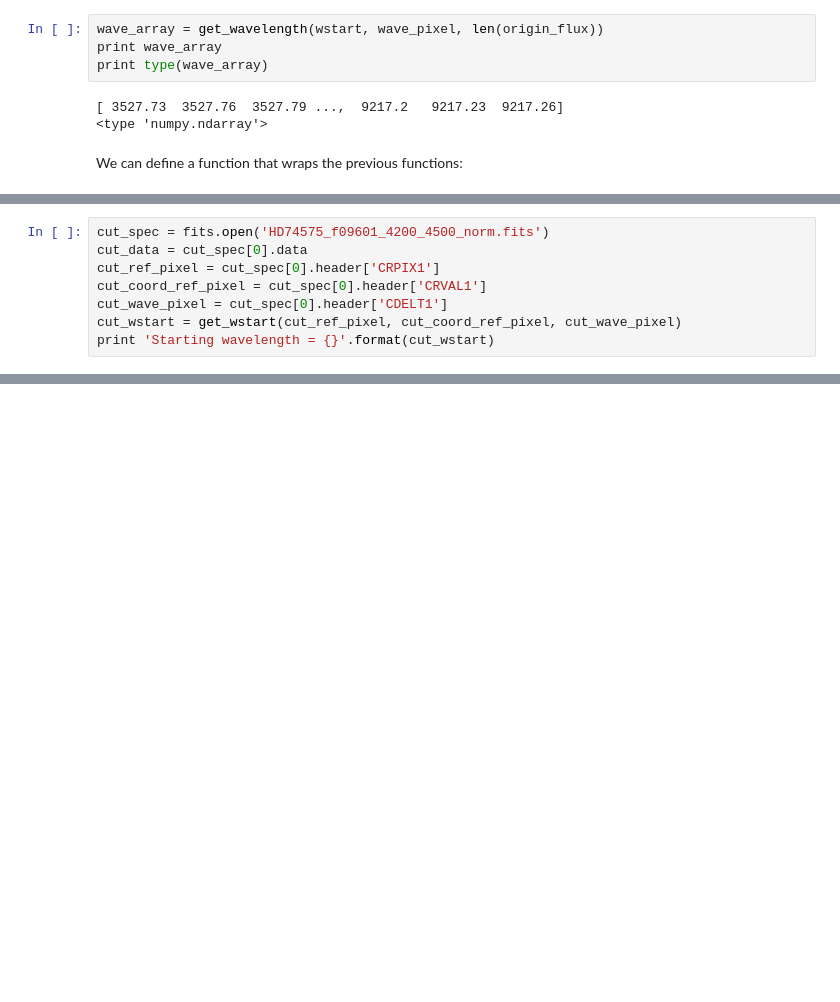
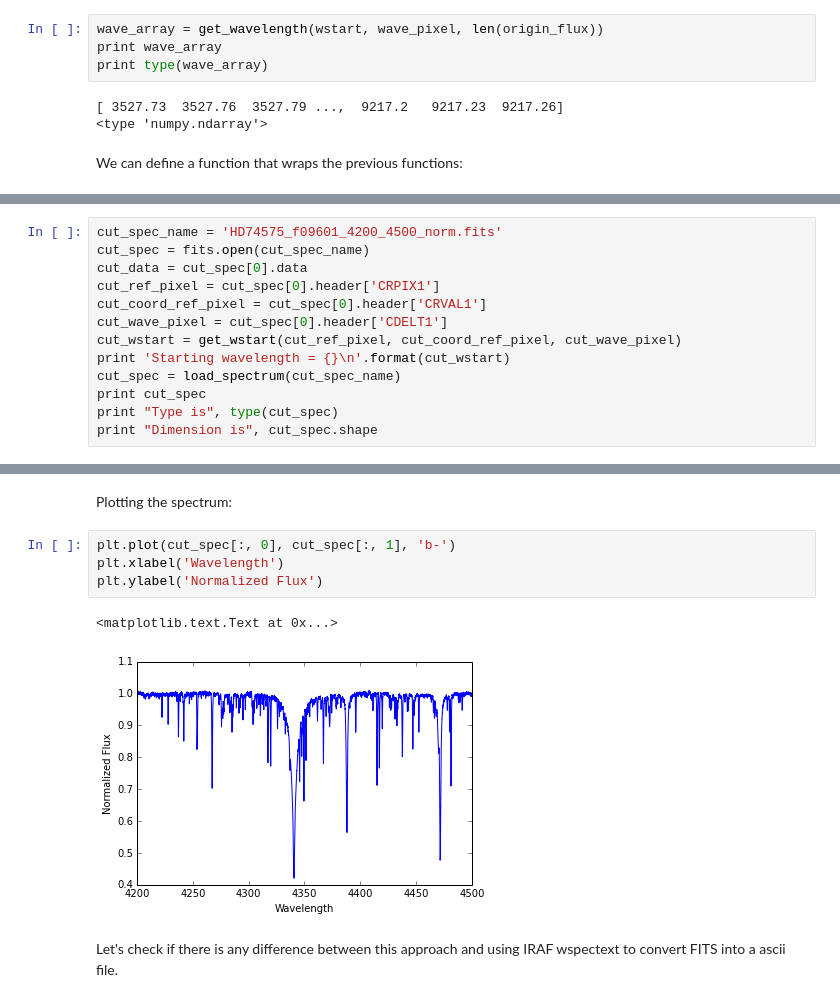
Before and after one commit to gabraganca/S4, a Jupyter notebook: notebooks/load-spectrum-FITS.ipynb, the cells around one changed output, grey strips where cells are left out. Drawn from its saved outputs; the diff is of its cells as text; blank space fills up the shorter version.

```diff
--- a/notebooks/load-spectrum-FITS.ipynb
+++ b/notebooks/load-spectrum-FITS.ipynb
@@ -179,10 +190,15 @@ We can do the same procedure for the cut and normalized spectra:
 # %%
-cut_spec = fits.open('HD74575_f09601_4200_4500_norm.fits')
+cut_spec_name = 'HD74575_f09601_4200_4500_norm.fits'
+cut_spec = fits.open(cut_spec_name)
 cut_data = cut_spec[0].data
 cut_ref_pixel = cut_spec[0].header['CRPIX1']
 cut_coord_ref_pixel = cut_spec[0].header['CRVAL1']
 cut_wave_pixel = cut_spec[0].header['CDELT1']
 cut_wstart = get_wstart(cut_ref_pixel, cut_coord_ref_pixel, cut_wave_pixel)
-print 'Starting wavelength = {}'.format(cut_wstart)
+print 'Starting wavelength = {}\n'.format(cut_wstart)
+cut_spec = load_spectrum(cut_spec_name)
+print cut_spec
+print "Type is", type(cut_spec)
+print "Dimension is", cut_spec.shape
 # %% [output]
 Starting wavelength = 4200.0
@@ -188,0 +215,11 @@ Starting wavelength = 4200.0
+# %% [markdown]
+Plotting the spectrum:
+# %%
+plt.plot(cut_spec[:, 0], cut_spec[:, 1], 'b-')
+plt.xlabel('Wavelength')
+plt.ylabel('Normalized Flux')
+# %% [output]
+<matplotlib.text.Text at 0x...>
+[figure, added]
+# %% [markdown]
+Let's check if there is any difference between this approach and using IRAF wspectext to convert FITS into a ascii file.
```
Also changed, not shown: parts of 8 cells of this notebook.
